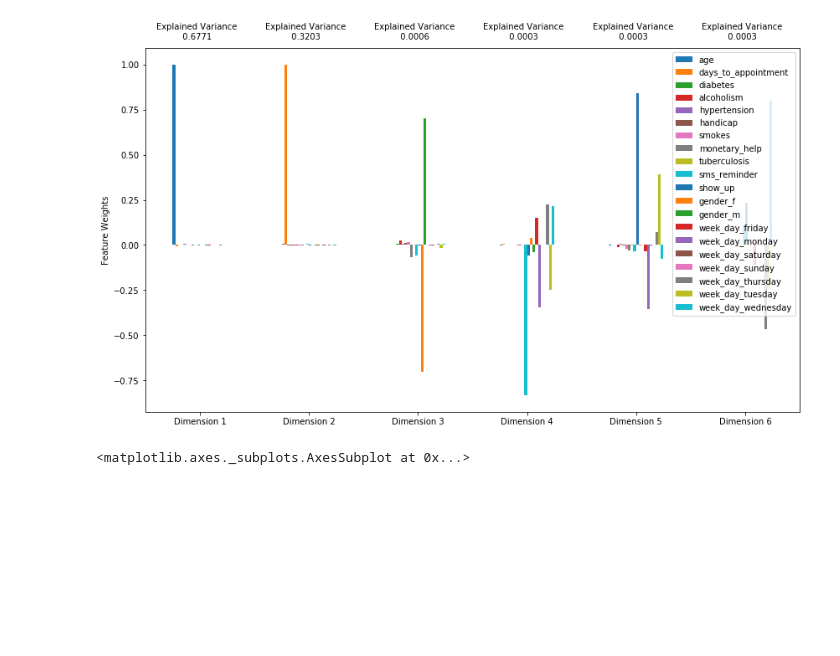
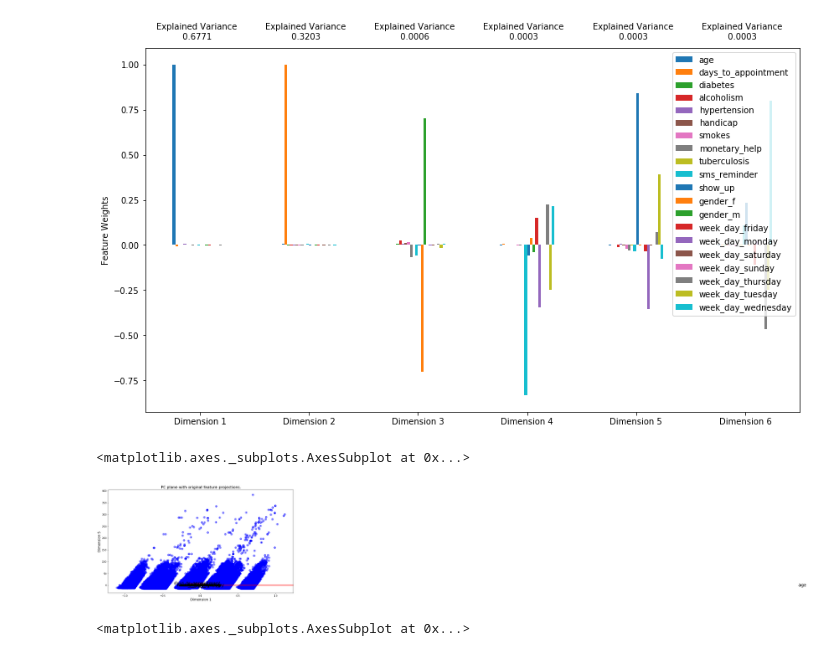
Before and after one commit to edvalente/mlnd-capstone-project, a Jupyter notebook: notebooks/capstone-scrapbook.ipynb, the cells around one changed output. Drawn from its saved outputs; the diff is of its cells as text; code cells hidden in the pictures; blank space fills up the shorter version.

```diff
--- a/notebooks/capstone-scrapbook.ipynb
+++ b/notebooks/capstone-scrapbook.ipynb
@@ -288,6 +434,14 @@ pca_samples = pca.transform(data)
 pca_results = vs.pca_results(data, pca)
 # %% [output]
 [figure]
+# %%
+pca = PCA(n_components=6).fit(data)
+pca_data = pca.transform(data)[:, [4, 1]]
+pca_data = pd.DataFrame(pca_data, columns = ['Dimension 1', 'Dimension 5'])
+vs.biplot(data, pca_data, pca)
+# %% [output]
+<matplotlib.axes._subplots.AxesSubplot at 0x...>
+[figure, added]
 # %%
 # TODO: Apply PCA by fitting the good data with only two dimensions
 pca = PCA(n_components=2).fit(data)
```
Also changed, not shown: parts of 16 cells of this notebook.
